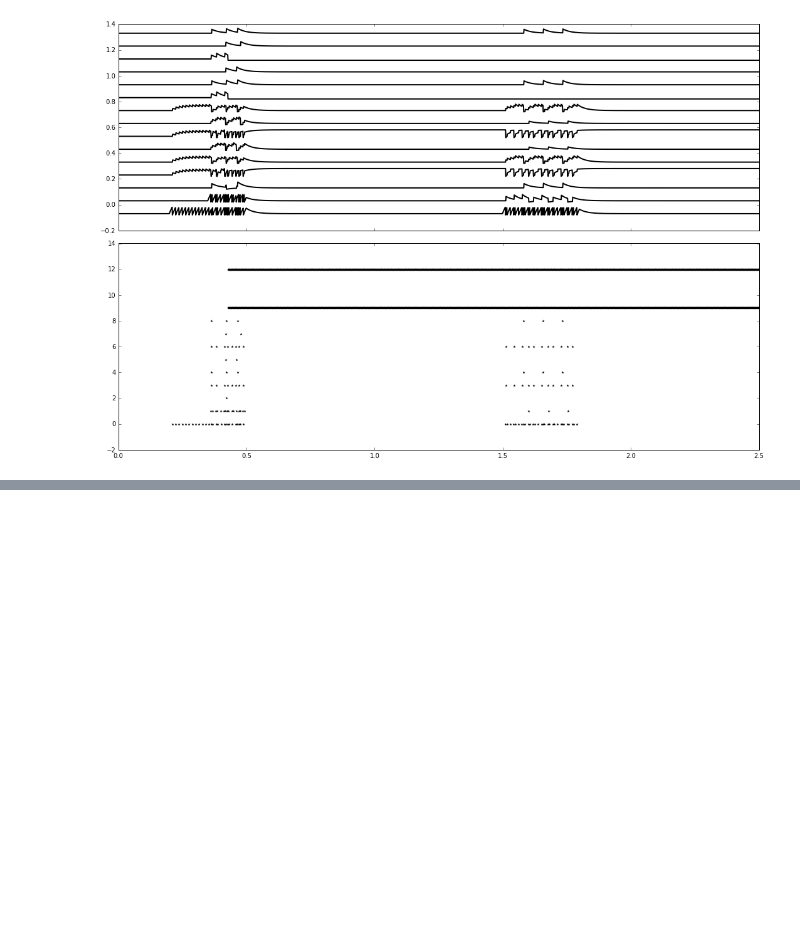
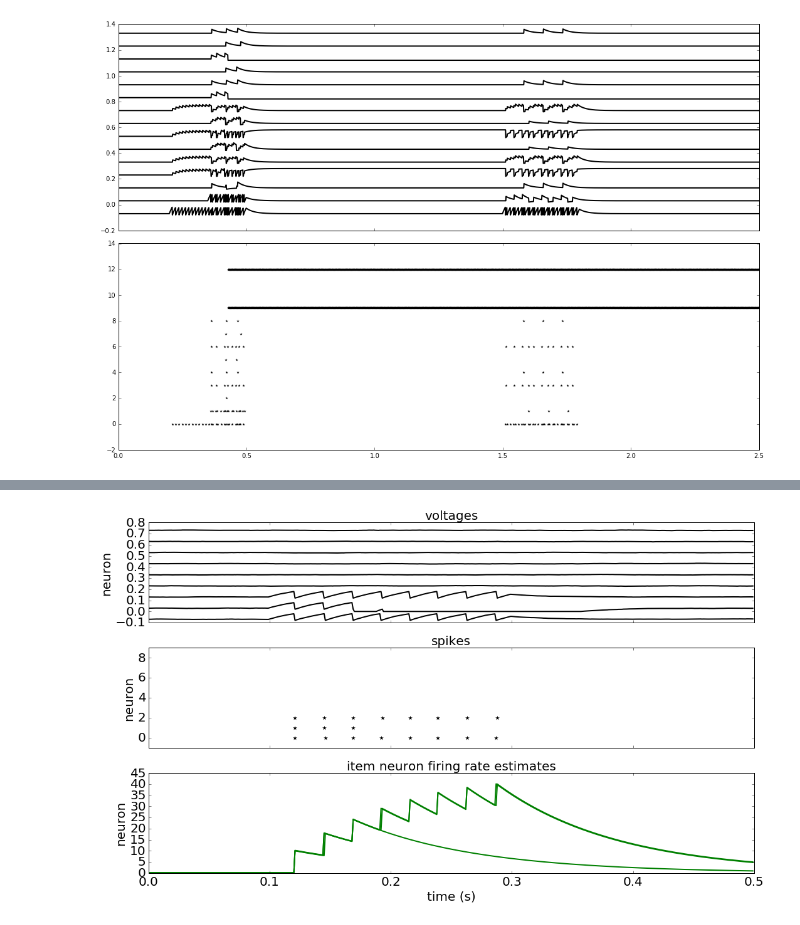
Before and after one commit to rkp8000/associative_properties, a Jupyter notebook: sandbox.ipynb, the cells around one changed output, grey strips where cells are left out. Saved outputs shown, nothing was run; the diff lists cells and outputs as text; code cells hidden in the pictures; blank space fills up the shorter version.

```diff
--- a/sandbox.ipynb
+++ b/sandbox.ipynb
@@ -74,0 +77,90 @@ axs[1].set_xlim(0, 2500 * dt)
+# %%
+%matplotlib inline
+import matplotlib.pyplot as plt
+import numpy as np
+
+from network import LIFWithKWTAItems
+from plot import set_fontsize
+
+TAU = 0.03
+V_REST = -0.07
+V_TH = -0.02
+V_RESET = -0.08
+V_MIN = -0.1
+T_RP = 0
+
+TAU_FRE = .1
+K_WTA = 2
+WTA_TH = 20.
+WTA_INH = -.5
+NOISE = 0.01
+
+W_PA = np.zeros((3, 3))
+
+W_AP = W_PA.T
+
+W_AM = np.zeros((3, 3))
+W_MA = np.zeros((3, 3))
+W_MM = np.zeros((3, 3))
+
+n_items = W_PA.shape[0]
+n_assocs = W_PA.shape[1]
+n_mems = W_MM.shape[0]
+
+n_neurons = n_items + n_assocs + n_mems
+
+ntwk = LIFWithKWTAItems(
+    tau=TAU, v_rest=V_REST, v_th=V_TH, v_reset=V_RESET, v_min=V_MIN, t_rp=T_RP,
+    tau_fre=TAU_FRE, k_wta=K_WTA, wta_th=WTA_TH, wta_inh=WTA_INH, noise=NOISE,
+    w_pa=W_PA, w_ap=W_AP, w_am=W_AM, w_ma=W_MA, w_mm=W_MM)
+
+# drive
+
+n_steps = 500
+
+drives = {}
+drives['item'] = np.zeros((n_steps, n_items))
+
+drives['item'][100:300, 0] = .1
+drives['item'][100:300, 1] = .1
+drives['item'][100:300, 2] = .1
+
+v_init = V_REST * np.ones((n_neurons,))
+dt = 0.001
+
+results, ts = ntwk.run(drives, v_init, dt, record=['spikes', 'vs', 'fre_items'])
+
+fig, axs = plt.subplots(3, 1, figsize=(15, 9), sharex=True, tight_layout=True)
+
+# voltages
+
+for ctr, v in enumerate(results['vs'].T):
+
+    axs[0].plot(ts, v + .1 * ctr, color='k', lw=2)
+
+axs[0].set_ylabel('neuron')
+axs[0].set_title('voltages')
+
+spike_times, spike_idxs = results['spikes'].nonzero()
+
+axs[1].scatter(spike_times * dt, spike_idxs, marker='*', s=50, c='k', lw=0)
+axs[1].set_ylim(-1, n_neurons)
+
+axs[1].set_ylabel('neuron')
+axs[1].set_title('spikes')
+
+for ctr, fre_items in enumerate(results['fre_items'].T):
+
+    axs[2].plot(ts, fre_items + .1 * ctr, color='g', lw=2)
+
+axs[2].set_xlim(0, n_steps * dt)
+axs[2].set_ylabel('neuron')
+axs[2].set_title('item neuron firing rate estimates')
+
+axs[2].set_xlabel('time (s)')
+
+for ax in axs:
+
+    set_fontsize(ax, 20)
+# %% [output]
+[figure, added]
```
Also changed, not shown: parts of 1 cell of this notebook.
